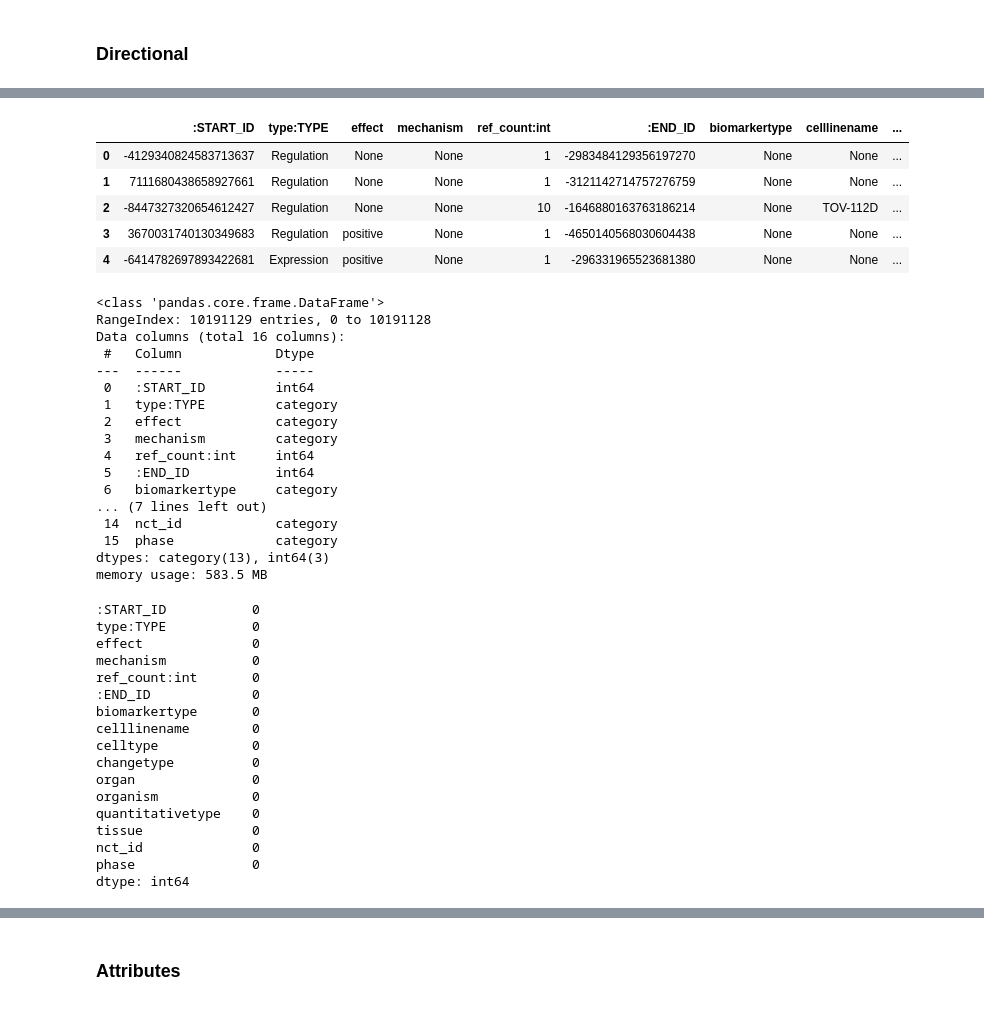
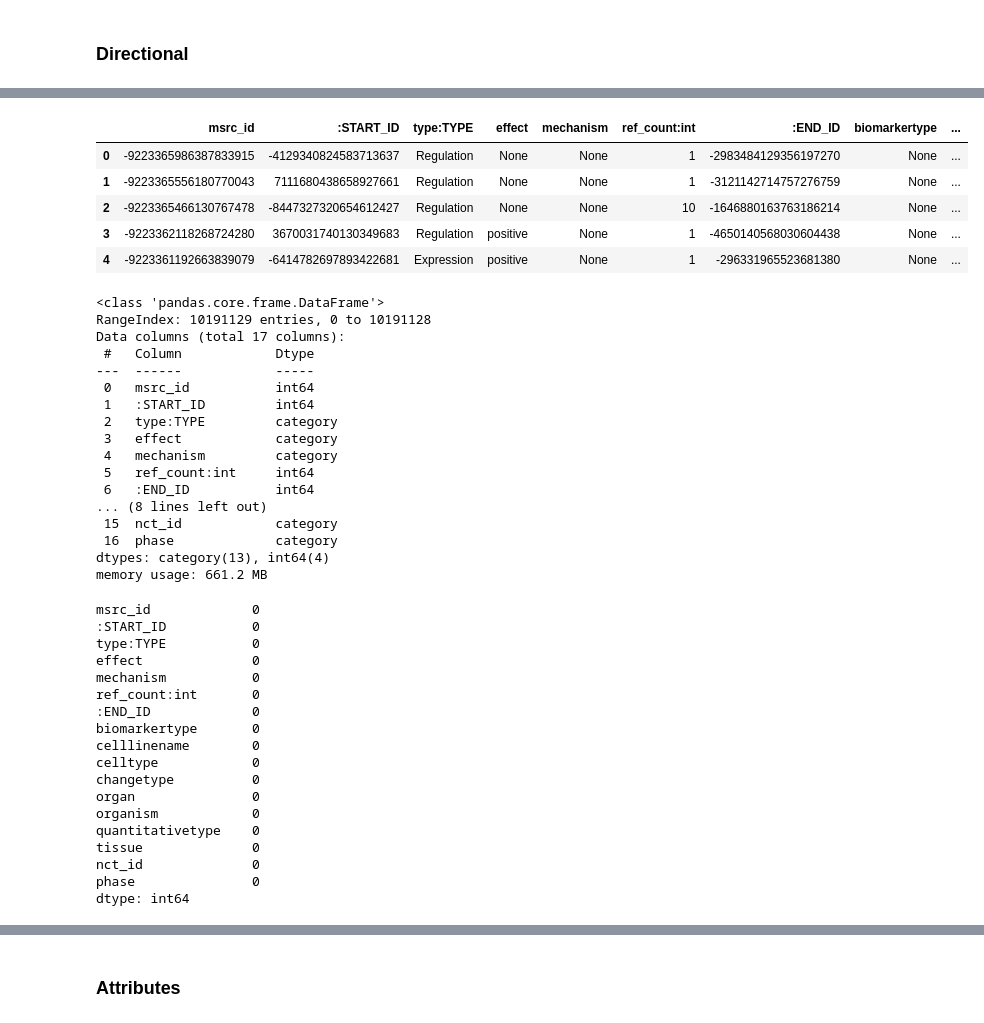
Before and after one commit to egilber/csl-behring, a Jupyter notebook: notebooks/1.0_resnet_data_for_Neo4j.ipynb, the cells around one changed output, grey strips where cells are left out. Saved outputs shown, nothing was run; the diff lists cells and outputs as text; code cells hidden in the pictures.

Commit message:
added property (msrc_id) to look up sentences in postgreSQL db

```diff
--- a/notebooks/1.0_resnet_data_for_Neo4j.ipynb
+++ b/notebooks/1.0_resnet_data_for_Neo4j.ipynb
@@ -287,7 +290,10 @@ Wall time: 33.2 s
 | 3 | -9223362118268724280 | 3670031740130349683 | Regulation | positive | None | 1 | -4650140568030604438 | -9223362118268724280 | None | None | plasma cell | ... |
 | 4 | -9223361192663839079 | -6414782697893422681 | Expression | positive | None | 1 | -296331965523681380 | -9223361192663839079 | None | None | T-cell | ... |
 # %%
-df_direct.columns=['id1', ':START_ID', 'type:TYPE', 'effect', 'mechanism', 'ref_count:int', ':END_ID' , 'id2', \
+# df_direct.columns=['id1', ':START_ID', 'type:TYPE', 'effect', 'mechanism', 'ref_count:int', ':END_ID' , 'id2', \
+#             'biomarkertype', 'celllinename', 'celltype', 'changetype', 'organ', 'organism', 'quantitativetype', \
+#             'tissue', 'nct_id', 'phase']
+df_direct.columns=['msrc_id', ':START_ID', 'type:TYPE', 'effect', 'mechanism', 'ref_count:int', ':END_ID' , 'id2', \
             'biomarkertype', 'celllinename', 'celltype', 'changetype', 'organ', 'organism', 'quantitativetype', \
             'tissue', 'nct_id', 'phase']
 # %%
@@ -317,15 +323,17 @@ memory usage: 1.4+ GB
 | 3 | -9223362118268724280 | 3670031740130349683 | Regulation | positive | None | 1 | -4650140568030604438 | -9223362118268724280 | None | ... |
 | 4 | -9223361192663839079 | -6414782697893422681 | Expression | positive | None | 1 | -296331965523681380 | -9223361192663839079 | None | ... |
 # %%
-df_direct=df_direct.drop(columns=['id1', 'id2'])
+# df_direct=df_direct.drop(columns=['id1', 'id2'])
+df_direct=df_direct.drop(columns=['id2'])
+
 df_direct.head()
 # %% [output]
-|  | :START_ID | type:TYPE | effect | mechanism | ref_count:int | :END_ID | biomarkertype | celllinename | ... |
-| 0 | -4129340824583713637 | Regulation | None | None | 1 | -2983484129356197270 | None | None | ... |
-| 1 | 7111680438658927661 | Regulation | None | None | 1 | -3121142714757276759 | None | None | ... |
-| 2 | -8447327320654612427 | Regulation | None | None | 10 | -1646880163763186214 | None | TOV-112D | ... |
-| 3 | 3670031740130349683 | Regulation | positive | None | 1 | -4650140568030604438 | None | None | ... |
-| 4 | -6414782697893422681 | Expression | positive | None | 1 | -296331965523681380 | None | None | ... |
+|  | msrc_id | :START_ID | type:TYPE | effect | mechanism | ref_count:int | :END_ID | biomarkertype | ... |
+| 0 | -9223365986387833915 | -4129340824583713637 | Regulation | None | None | 1 | -2983484129356197270 | None | ... |
+| 1 | -9223365556180770043 | 7111680438658927661 | Regulation | None | None | 1 | -3121142714757276759 | None | ... |
+| 2 | -9223365466130767478 | -8447327320654612427 | Regulation | None | None | 10 | -1646880163763186214 | None | ... |
+| 3 | -9223362118268724280 | 3670031740130349683 | Regulation | positive | None | 1 | -4650140568030604438 | None | ... |
+| 4 | -9223361192663839079 | -6414782697893422681 | Expression | positive | None | 1 | -296331965523681380 | None | ... |
 # %%
 df_direct['phase']=df_direct['phase'].fillna('None')
 # %%
@@ -336,26 +344,27 @@ df_direct.info()
 # %% [output]
 <class 'pandas.core.frame.DataFrame'>
 RangeIndex: 10191129 entries, 0 to 10191128
-Data columns (total 16 columns):
+Data columns (total 17 columns):
  #   Column            Dtype
 ---  ------            -----
- 0   :START_ID         int64
- 1   type:TYPE         category
- 2   effect            category
- 3   mechanism         category
- 4   ref_count:int     int64
- 5   :END_ID           int64
- 6   biomarkertype     category
-... (7 lines left out)
- 14  nct_id            category
- 15  phase             category
-dtypes: category(13), int64(3)
-memory usage: 583.5 MB
+ 0   msrc_id           int64
+ 1   :START_ID         int64
+ 2   type:TYPE         category
+ 3   effect            category
+ 4   mechanism         category
+ 5   ref_count:int     int64
+ 6   :END_ID           int64
+... (8 lines left out)
+ 15  nct_id            category
+ 16  phase             category
+dtypes: category(13), int64(4)
+memory usage: 661.2 MB
 # %%
 df_direct['ref_count:int']=df_direct['ref_count:int'].astype('int16')
 # %%
 df_direct.isnull().sum()
 # %% [output]
+msrc_id             0
 :START_ID           0
 type:TYPE           0
 effect              0
```
Also changed, not shown: parts of 34 cells of this notebook.
